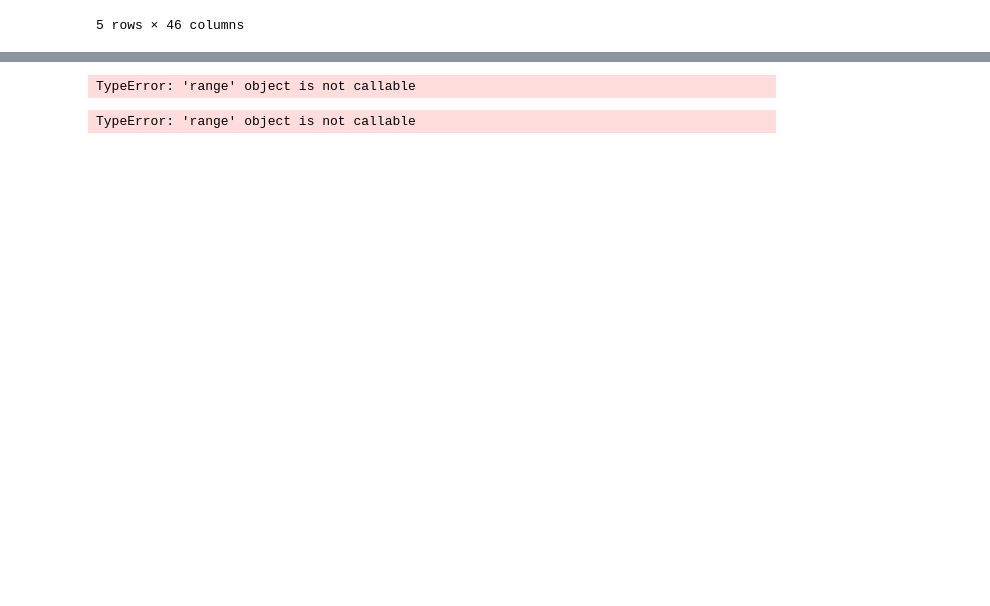
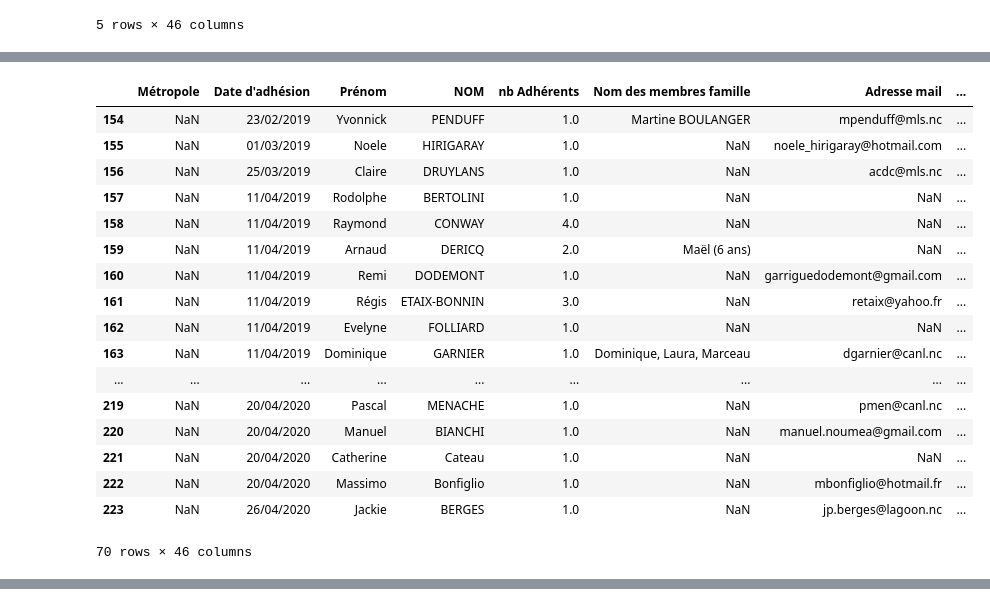
Before and after one commit to yougis/viz, a Jupyter notebook: stat-adherent.ipynb, the cells around one changed output, grey strips where cells are left out. Cells and saved outputs as stored; diff of their text form; code cells hidden in the pictures; blank space fills up the shorter version.

```diff
--- a/stat-adherent.ipynb
+++ b/stat-adherent.ipynb
@@ -41,2 +40,23 @@ AttributeError: type object 'opts' has no attribute 'bar'
+# %%
+d_2020
+# %% [output]
+|  | Métropole | Date d'adhésion | Prénom | NOM | nb Adhérents | Nom des membres famille | Adresse mail | ... |
+| 154 | NaN | 23/02/2019 | Yvonnick | PENDUFF | 1.0 | Martine BOULANGER | mpenduff@mls.nc | ... |
+| 155 | NaN | 01/03/2019 | Noele | HIRIGARAY | 1.0 | NaN | noele_hirigaray@hotmail.com | ... |
+| 156 | NaN | 25/03/2019 | Claire | DRUYLANS | 1.0 | NaN | acdc@mls.nc | ... |
+| 157 | NaN | 11/04/2019 | Rodolphe | BERTOLINI | 1.0 | NaN | NaN | ... |
+| 158 | NaN | 11/04/2019 | Raymond | CONWAY | 4.0 | NaN | NaN | ... |
+| 159 | NaN | 11/04/2019 | Arnaud | DERICQ | 2.0 | Maël (6 ans) | NaN | ... |
+| 160 | NaN | 11/04/2019 | Remi | DODEMONT | 1.0 | NaN | garriguedodemont@gmail.com | ... |
+| 161 | NaN | 11/04/2019 | Régis | ETAIX-BONNIN | 3.0 | NaN | retaix@yahoo.fr | ... |
+| 162 | NaN | 11/04/2019 | Evelyne | FOLLIARD | 1.0 | NaN | NaN | ... |
+| 163 | NaN | 11/04/2019 | Dominique | GARNIER | 1.0 | Dominique, Laura, Marceau | dgarnier@canl.nc | ... |
+| ... | ... | ... | ... | ... | ... | ... | ... | ... |
+| 219 | NaN | 20/04/2020 | Pascal | MENACHE | 1.0 | NaN | pmen@canl.nc | ... |
+| 220 | NaN | 20/04/2020 | Manuel | BIANCHI | 1.0 | NaN | manuel.noumea@gmail.com | ... |
+| 221 | NaN | 20/04/2020 | Catherine | Cateau | 1.0 | NaN | NaN | ... |
+| 222 | NaN | 20/04/2020 | Massimo | Bonfiglio | 1.0 | NaN | mbonfiglio@hotmail.fr | ... |
+| 223 | NaN | 26/04/2020 | Jackie | BERGES | 1.0 | NaN | jp.berges@lagoon.nc | ... |
+70 rows × 46 columns
 # %%
 individuel_2020 = d_2020.loc[(d_2020["nb Adhérents"]==1)]
@@ -58,8 +76,0 @@ import hvplot.pandas  # noqa
-# %%
-list(range(11, 17))
-# %% [output]
-TypeError: 'range' object is not callable
-# %%
-list = list(range(1, 200000))
-# %% [output]
-TypeError: 'range' object is not callable
```
Also changed, not shown: parts of 14 cells of this notebook.
